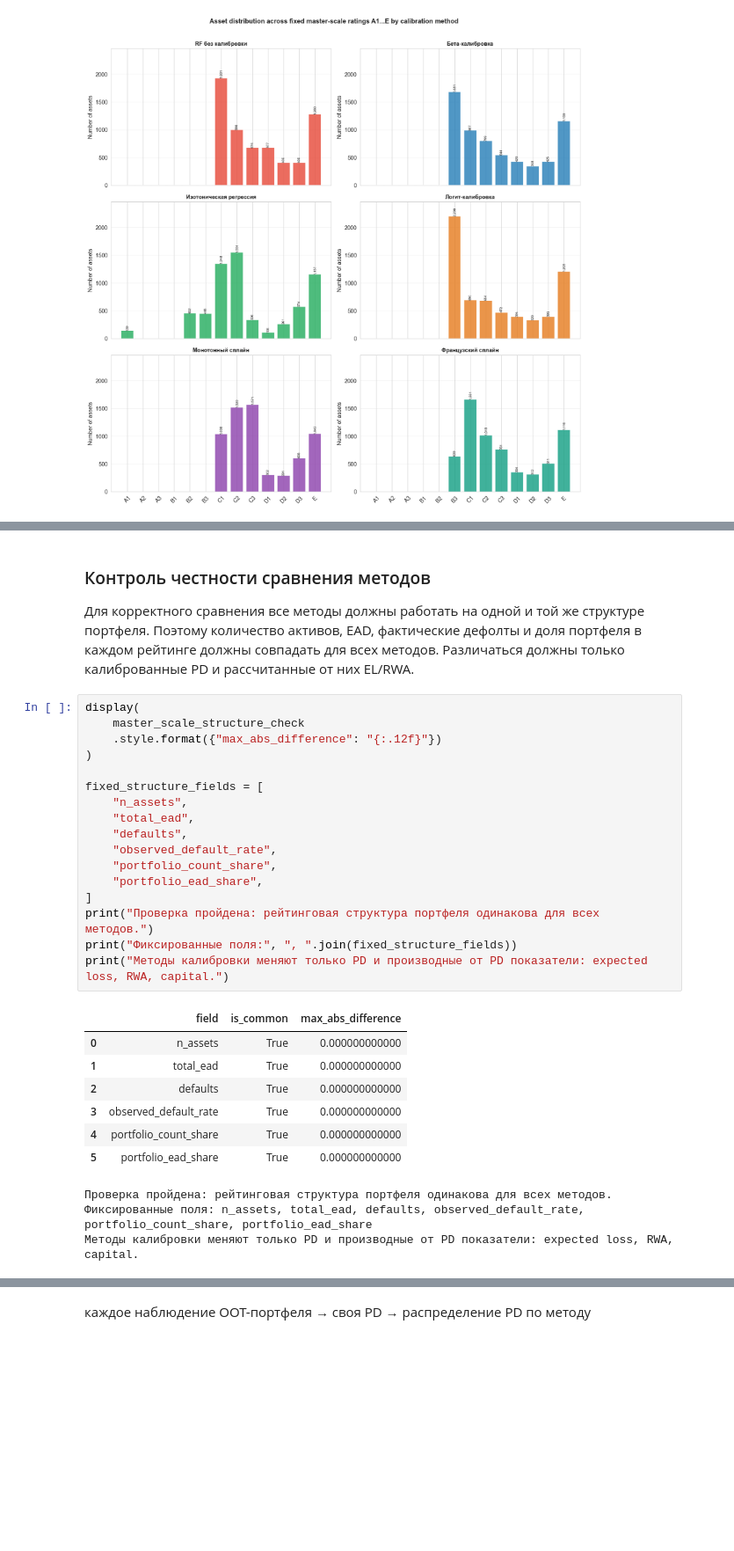
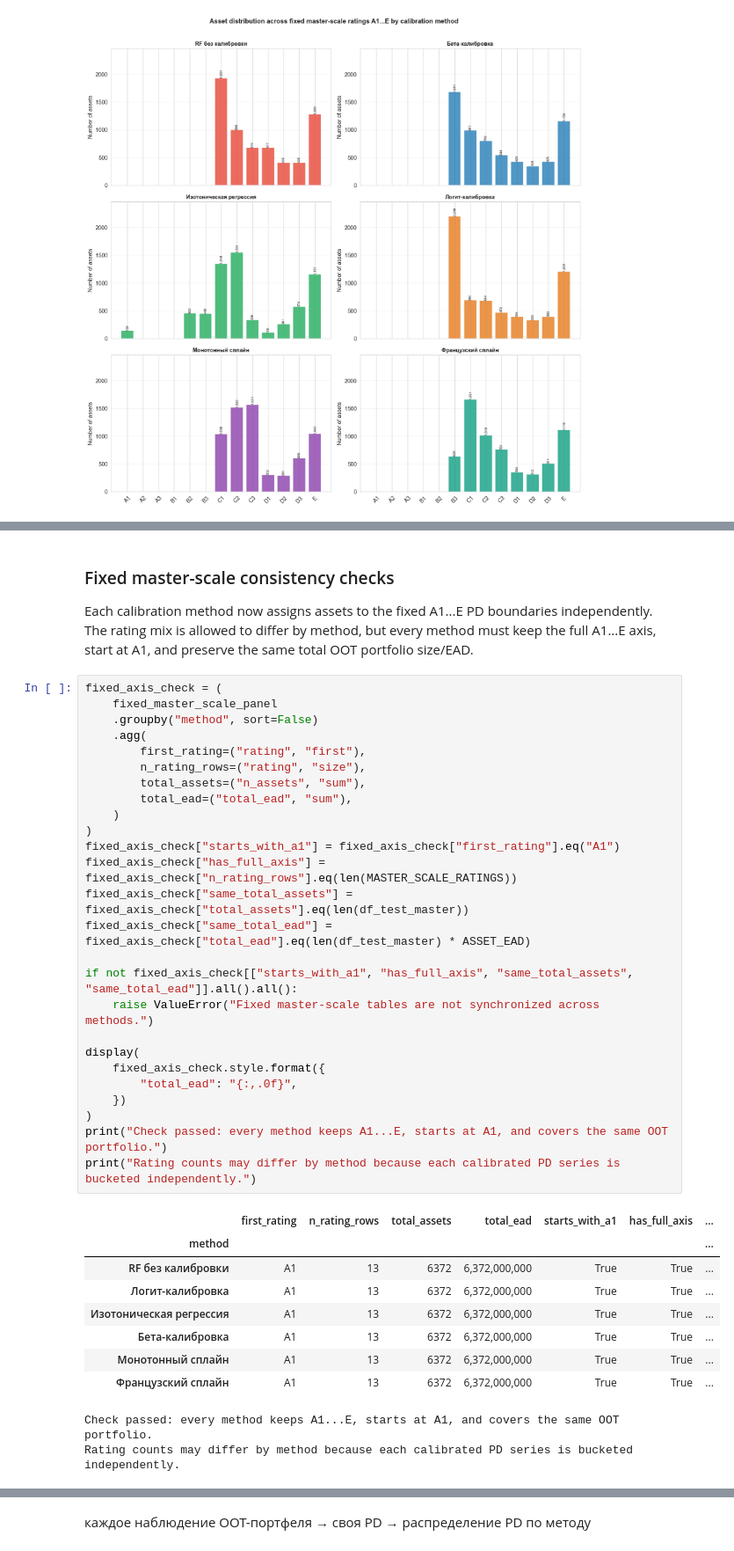
Before and after one commit to ddudenko275-boop/ColebrationTedo, a Jupyter notebook: notebooks/pd_calibration.ipynb, the cells around one changed output, grey strips where cells are left out. Shown at 88% size. Cells and saved outputs as stored; diff of their text form; blank space fills up the shorter version.

```diff
--- a/notebooks/pd_calibration.ipynb
+++ b/notebooks/pd_calibration.ipynb
@@ -930,33 +951,42 @@ display(
 # %% [markdown]
-### Контроль честности сравнения методов
+### Fixed master-scale consistency checks
 
-Для корректного сравнения все методы должны работать на одной и той же структуре портфеля. Поэтому количество активов, EAD, фактические дефолты и доля портфеля в каждом рейтинге должны совпадать для всех методов. Различаться должны только калиброванные PD и рассчитанные от них EL/RWA.
+Each calibration method now assigns assets to the fixed A1...E PD boundaries independently. The rating mix is allowed to differ by method, but every method must keep the full A1...E axis, start at A1, and preserve the same total OOT portfolio size/EAD.
 # %%
+fixed_axis_check = (
+    fixed_master_scale_panel
+    .groupby("method", sort=False)
+    .agg(
+        first_rating=("rating", "first"),
+        n_rating_rows=("rating", "size"),
+        total_assets=("n_assets", "sum"),
+        total_ead=("total_ead", "sum"),
+    )
+)
+fixed_axis_check["starts_with_a1"] = fixed_axis_check["first_rating"].eq("A1")
+fixed_axis_check["has_full_axis"] = fixed_axis_check["n_rating_rows"].eq(len(MASTER_SCALE_RATINGS))
+fixed_axis_check["same_total_assets"] = fixed_axis_check["total_assets"].eq(len(df_test_master))
+fixed_axis_check["same_total_ead"] = fixed_axis_check["total_ead"].eq(len(df_test_master) * ASSET_EAD)
+
+if not fixed_axis_check[["starts_with_a1", "has_full_axis", "same_total_assets", "same_total_ead"]].all().all():
+    raise ValueError("Fixed master-scale tables are not synchronized across methods.")
+
 display(
-    master_scale_structure_check
-    .style.format({"max_abs_difference": "{:.12f}"})
+    fixed_axis_check.style.format({
+        "total_ead": "{:,.0f}",
+    })
 )
-
-fixed_structure_fields = [
-    "n_assets",
-    "total_ead",
-    "defaults",
-    "observed_default_rate",
-    "portfolio_count_share",
-    "portfolio_ead_share",
-]
-print("Проверка пройдена: рейтинговая структура портфеля одинакова для всех методов.")
-print("Фиксированные поля:", ", ".join(fixed_structure_fields))
-print("Методы калибровки меняют только PD и производные от PD показатели: expected loss, RWA, capital.")
+print("Check passed: every method keeps A1...E, starts at A1, and covers the same OOT portfolio.")
+print("Rating counts may differ by method because each calibrated PD series is bucketed independently.")
 # %% [output]
-|  | field | is_common | max_abs_difference |
-| 0 | n_assets | True | 0.000000000000 |
-| 1 | total_ead | True | 0.000000000000 |
-| 2 | defaults | True | 0.000000000000 |
-| 3 | observed_default_rate | True | 0.000000000000 |
-| 4 | portfolio_count_share | True | 0.000000000000 |
-| 5 | portfolio_ead_share | True | 0.000000000000 |
+|  | first_rating | n_rating_rows | total_assets | total_ead | starts_with_a1 | has_full_axis | ... |
+| method |  |  |  |  |  |  | ... |
+| RF без калибровки | A1 | 13 | 6372 | 6,372,000,000 | True | True | ... |
+| Логит-калибровка | A1 | 13 | 6372 | 6,372,000,000 | True | True | ... |
+| Изотоническая регрессия | A1 | 13 | 6372 | 6,372,000,000 | True | True | ... |
+| Бета-калибровка | A1 | 13 | 6372 | 6,372,000,000 | True | True | ... |
+| Монотонный сплайн | A1 | 13 | 6372 | 6,372,000,000 | True | True | ... |
+| Французский сплайн | A1 | 13 | 6372 | 6,372,000,000 | True | True | ... |
-Проверка пройдена: рейтинговая структура портфеля одинакова для всех методов.
-Фиксированные поля: n_assets, total_ead, defaults, observed_default_rate, portfolio_count_share, portfolio_ead_share
-Методы калибровки меняют только PD и производные от PD показатели: expected loss, RWA, capital.
+Check passed: every method keeps A1...E, starts at A1, and covers the same OOT portfolio.
+Rating counts may differ by method because each calibrated PD series is bucketed independently.
 # %% [markdown]
```
Also changed, not shown: parts of 5 cells of this notebook.
